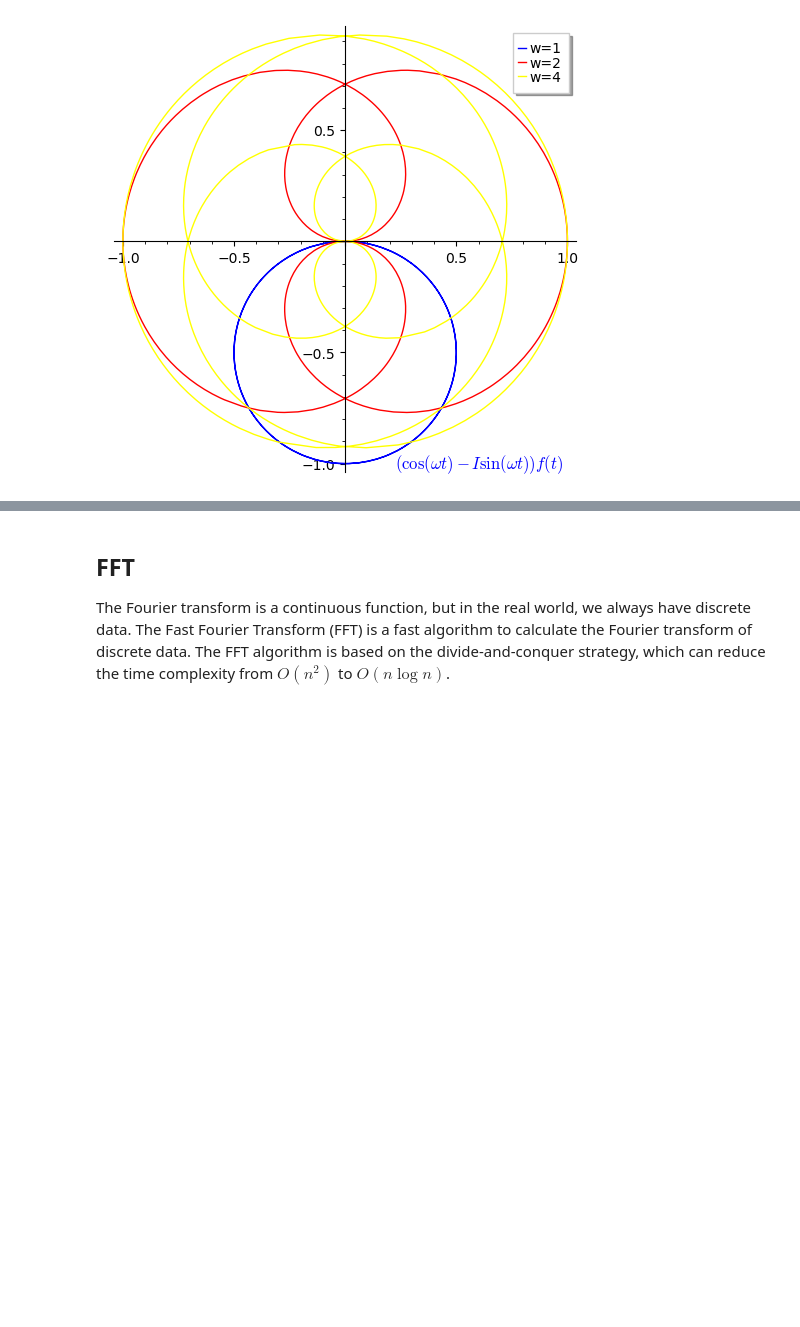
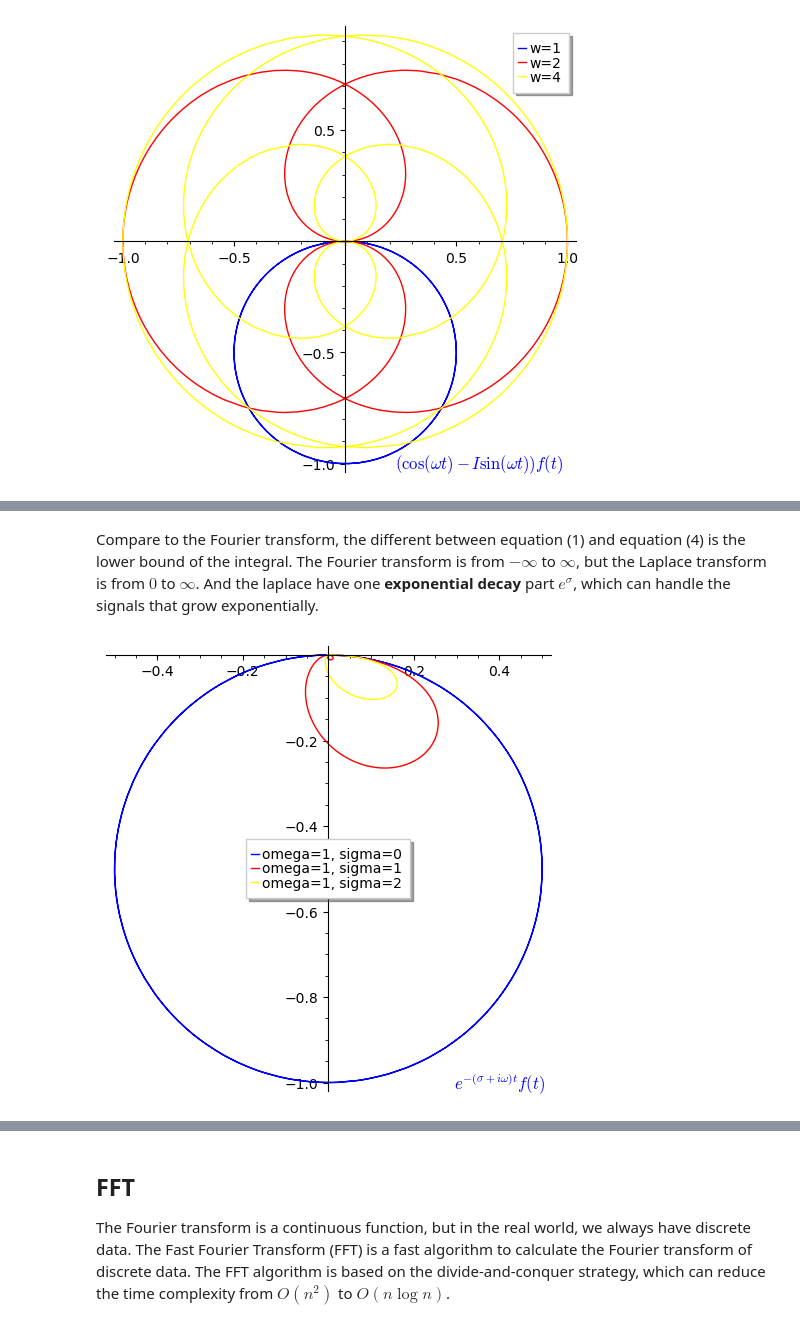
Before and after one commit to jiahaoxiang2000/MATH, a Jupyter notebook: topic/laplace-transforms.ipynb, the cells around one changed output, grey strips where cells are left out. Cells and saved outputs as stored; diff of their text form; code cells hidden in the pictures; blank space fills up the shorter version.

```diff
--- a/topic/laplace-transforms.ipynb
+++ b/topic/laplace-transforms.ipynb
@@ -75,0 +89,45 @@ the fourier transform is find new identify way to describe the function $f(t)$,
+# %% [markdown]
+Compare to the Fourier transform, the different between equation (1) and equation (4) is the lower bound of the integral. The Fourier transform is from $-\infty$ to $\infty$, but the Laplace transform is from $0$ to $\infty$. And the laplace have one **exponential decay** part $e^{\sigma}$, which can handle the signals that grow exponentially.
+# %%
+# Import necessary libraries
+from sage.all import var, cos, sin, parametric_plot, text, pi
+
+# Define the variable t
+t = var("t")
+
+# Define the function f(t)
+f = sin(t)  # Assuming f(t) is a predefined function of t
+
+
+# Define a function to create the parametric plot for a given w
+def create_plot(omega, sigma=0, color="blue"):
+    x = cos(omega * t) * f * e ** (-sigma * t)
+    y = -sin(omega * t) * f * e ** (-sigma * t)
+    plot = parametric_plot(
+        (x, y),
+        (t, 0, 2 * pi),
+        color=color,
+        legend_label=f"omega={omega}, sigma={sigma}",
+    )
+
+    return plot
+
+
+plot1 = create_plot(1, 0, "blue")
+plot2 = create_plot(1, 1, "red")
+plot3 = create_plot(1, 2, "yellow")
+
+# Combine the plots
+combined_plot = plot1 + plot2 + plot3
+
+combined_plot += text(
+    "$e^{-(\\sigma + i\\omega)t} f(t)$",
+    (0.4, -1),
+    fontsize=12,
+    color="blue",
+)
+
+# Show the combined plot
+combined_plot.show()
+# %% [output]
+[figure, added]
```
Also changed, not shown: parts of 12 cells of this notebook.
